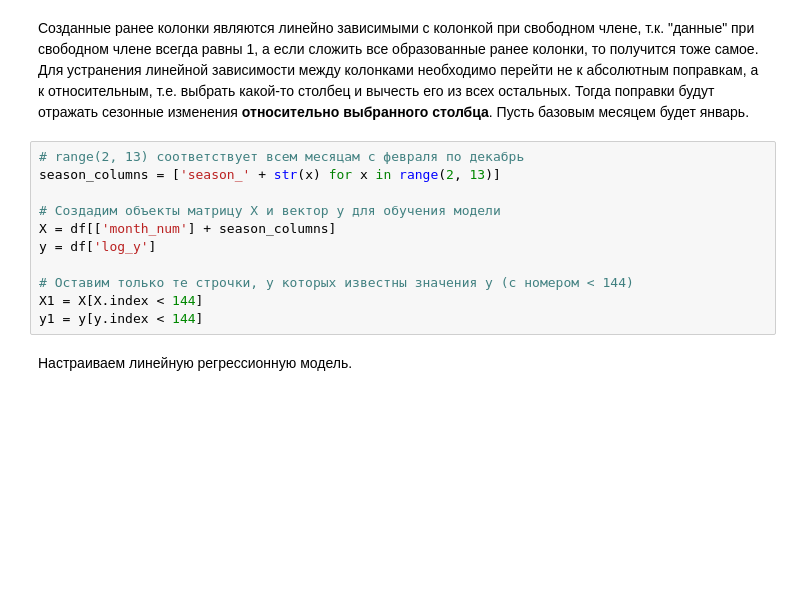
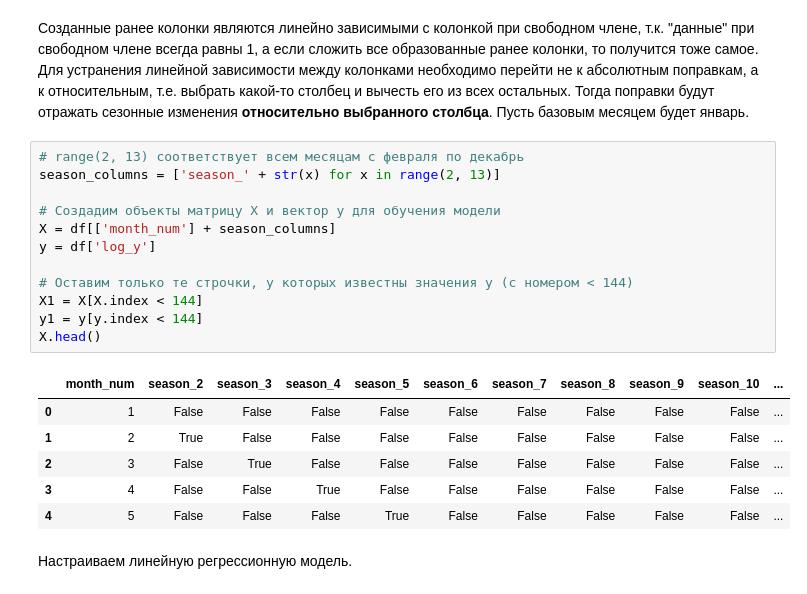
Before and after one commit to Bokoser/Data_Analysis_Course, a Jupyter notebook: Data Analysis Lections/Part 1/Lection 9/Data Analysis Part 1 Lection 9.ipynb, the cells around one changed output. Drawn from its saved outputs; the diff is of its cells as text; blank space fills up the shorter version.

```diff
--- a/Data Analysis Lections/Part 1/Lection 9/Data Analysis Part 1 Lection 9.ipynb
+++ b/Data Analysis Lections/Part 1/Lection 9/Data Analysis Part 1 Lection 9.ipynb
@@ -96,14 +120,22 @@ for x in range(1, 13):
 # %%
 # range(2, 13) соответствует всем месяцам с февраля по декабрь
 season_columns = ['season_' + str(x) for x in range(2, 13)]
 
 # Создадим объекты матрицу X и вектор y для обучения модели
 X = df[['month_num'] + season_columns]
 y = df['log_y']
 
 # Оставим только те строчки, у которых известны значения y (с номером < 144)
 X1 = X[X.index < 144]
 y1 = y[y.index < 144]
+X.head()
+# %% [output]
+|  | month_num | season_2 | season_3 | season_4 | season_5 | season_6 | season_7 | season_8 | season_9 | season_10 | ... |
+| 0 | 1 | False | False | False | False | False | False | False | False | False | ... |
+| 1 | 2 | True | False | False | False | False | False | False | False | False | ... |
+| 2 | 3 | False | True | False | False | False | False | False | False | False | ... |
+| 3 | 4 | False | False | True | False | False | False | False | False | False | ... |
+| 4 | 5 | False | False | False | True | False | False | False | False | False | ... |
 # %% [markdown]
 Настраиваем линейную регрессионную модель.
 # %%
```
Also changed, not shown: parts of 5 cells of this notebook, 1 other file.
